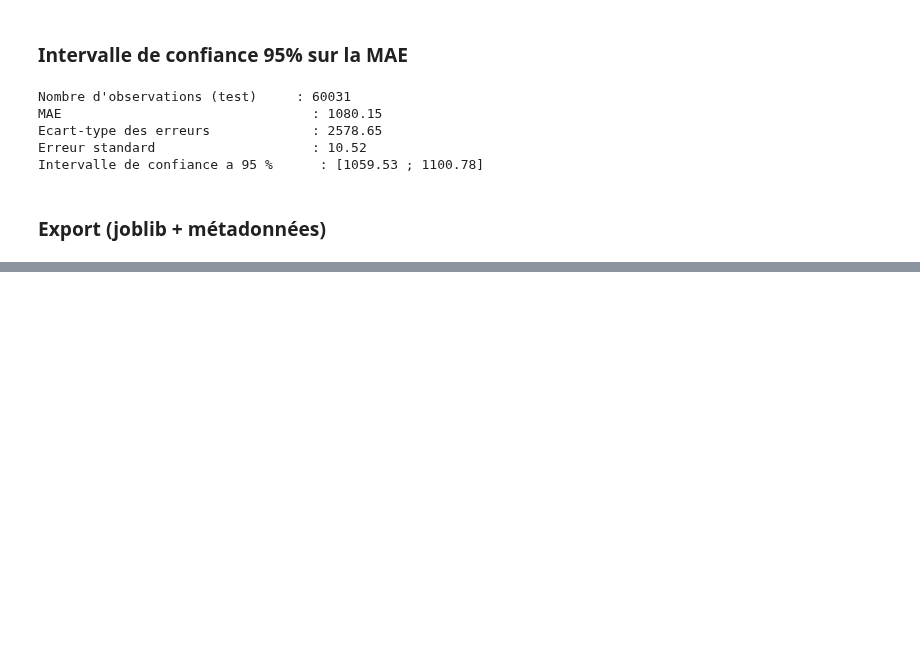
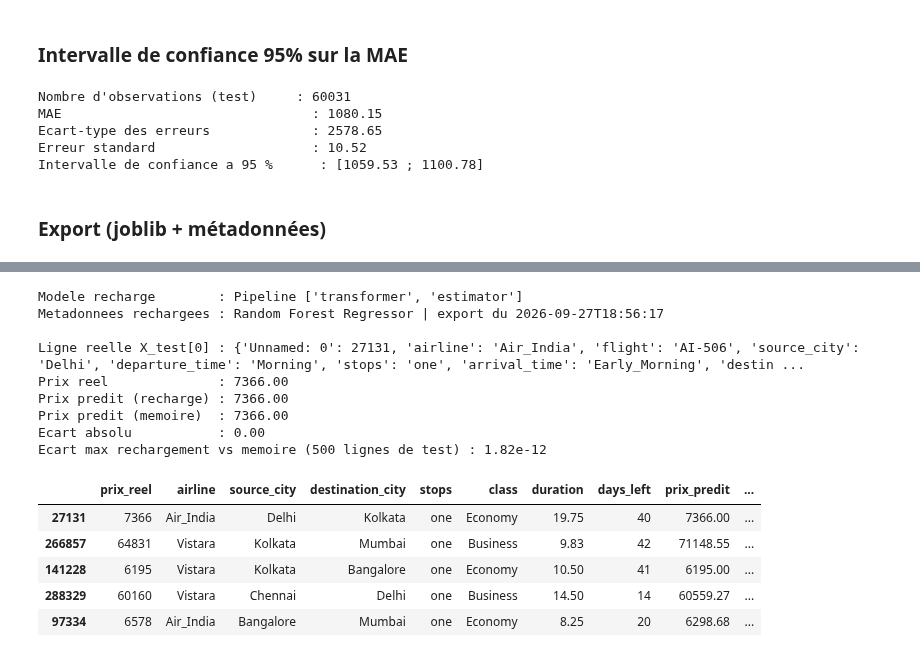
Before and after one commit to Oumohgh/Prediction-du-prix-des-billets-d-avion, a Jupyter notebook: notebooks/flight_price_prediction.ipynb, the cells around one changed output, grey strips where cells are left out. Drawn from its saved outputs; the diff is of its cells as text; code cells hidden in the pictures; blank space fills up the shorter version.

```diff
--- a/notebooks/flight_price_prediction.ipynb
+++ b/notebooks/flight_price_prediction.ipynb
@@ -1269,0 +1417,78 @@ Intervalle de confiance a 95 %      : [1059.53 ; 1100.78]
+# %%
+modele_recharge = joblib.load(CHEMIN_MODELE)
+
+with open(CHEMIN_META, encoding="utf-8") as fichier:
+    metadonnees_rechargees = json.load(fichier)
+
+ligne_test = X_test.iloc[[0]]
+prix_reel = float(y_test.iloc[0])
+prix_predit_recharge = float(modele_recharge.predict(ligne_test)[0])
+prix_predit_memoire = float(modele_final.predict(ligne_test)[0])
+
+echantillon = X_test.head(500)
+predictions_recharge = modele_recharge.predict(echantillon)
+predictions_memoire = modele_final.predict(echantillon)
+ecart_max = float(np.max(np.abs(predictions_recharge - predictions_memoire)))
+
+controles = {
+    "pipeline_recharge_est_un_Pipeline": isinstance(modele_recharge, Pipeline),
+    "etapes_identiques": list(modele_recharge.named_steps.keys()) == list(modele_final.named_steps.keys()),
+    "estimateur_identique": type(modele_recharge.named_steps["estimator"]).__name__ == classe_estimator,
+    "ordre_features_identique": list(ligne_test.columns) == metadonnees_rechargees["features"]["colonnes_attendues"],
+    "colonnes_ordinales_conservees": metadonnees_rechargees["ordre_categories_ordinales"] == ordre_categories_ordinales,
+    "colonnes_nominales_conservees": metadonnees_rechargees["categories_possibles_nominales"] == categories_possibles_nominales,
+    "metriques_conservees": bool(
+        np.isclose(metadonnees_rechargees["metriques_test"]["MAE"], float(mae_final))
+        and np.isclose(metadonnees_rechargees["metriques_test"]["RMSE"], float(rmse_final))
+        and np.isclose(metadonnees_rechargees["metriques_test"]["R2"], float(r2_final))
+        and metadonnees_rechargees["metriques_test"]["nombre_observations_test"] == int(n)
+    ),
+    "taille_dataset_conservee": metadonnees_rechargees["taille_dataset"] == {
+        "total": int(len(df)),
+        "train": int(len(X_train)),
+        "test": int(len(X_test)),
+    },
+    "predictions_identiques_500_lignes": bool(np.allclose(predictions_recharge, predictions_memoire, rtol=0.0, atol=1e-6)),
+}
+
+print("Modele recharge        :", type(modele_recharge).__name__, list(modele_recharge.named_steps.keys()))
+print("Metadonnees rechargees :", metadonnees_rechargees["nom_modele"], "| export du", metadonnees_rechargees["date_export"])
+print()
+print("Ligne reelle X_test[0] :", ligne_test.iloc[0].to_dict())
+print(f"Prix reel              : {prix_reel:.2f}")
+print(f"Prix predit (recharge) : {prix_predit_recharge:.2f}")
+print(f"Prix predit (memoire)  : {prix_predit_memoire:.2f}")
+print(f"Ecart absolu           : {abs(prix_predit_recharge - prix_reel):.2f}")
+print(f"Ecart max rechargement vs memoire (500 lignes de test) : {ecart_max:.2e}")
+print()
+
+apercu = X_test.head(5)[["airline", "source_city", "destination_city", "stops", "class", "duration", "days_left"]].copy()
+apercu.insert(0, "prix_reel", y_test.head(5).to_numpy())
+apercu["prix_predit"] = modele_recharge.predict(X_test.head(5))
+apercu["ecart_absolu"] = (apercu["prix_predit"] - apercu["prix_reel"]).abs()
+display(apercu.round(2))
+print("Erreur absolue moyenne sur ces 5 lignes :", round(apercu["ecart_absolu"].mean(), 2))
+print()
+
+for nom_controle, resultat in controles.items():
+    print(f"[{'OK' if resultat else 'ECHEC'}] {nom_controle}")
+
+assert all(controles.values()), [nom for nom, ok in controles.items() if not ok]
+print()
+print("VERIFICATION OK : export, rechargement et prediction fonctionnels, aucune erreur levee.")
+# %% [output]
+Modele recharge        : Pipeline ['transformer', 'estimator']
+Metadonnees rechargees : Random Forest Regressor | export du 2026-09-27T18:56:17
+
+Ligne reelle X_test[0] : {'Unnamed: 0': 27131, 'airline': 'Air_India', 'flight': 'AI-506', 'source_city': 'Delhi', 'departure_time': 'Morning', 'stops': 'one', 'arrival_time': 'Early_Morning', 'destin ...
+Prix reel              : 7366.00
+Prix predit (recharge) : 7366.00
+Prix predit (memoire)  : 7366.00
+Ecart absolu           : 0.00
+Ecart max rechargement vs memoire (500 lignes de test) : 1.82e-12
+|  | prix_reel | airline | source_city | destination_city | stops | class | duration | days_left | prix_predit | ... |
+| 27131 | 7366 | Air_India | Delhi | Kolkata | one | Economy | 19.75 | 40 | 7366.00 | ... |
+| 266857 | 64831 | Vistara | Kolkata | Mumbai | one | Business | 9.83 | 42 | 71148.55 | ... |
+| 141228 | 6195 | Vistara | Kolkata | Bangalore | one | Economy | 10.50 | 41 | 6195.00 | ... |
+| 288329 | 60160 | Vistara | Chennai | Delhi | one | Business | 14.50 | 14 | 60559.27 | ... |
+| 97334 | 6578 | Air_India | Bangalore | Mumbai | one | Economy | 8.25 | 20 | 6298.68 | ... |
```
Also changed, not shown: parts of 8 cells of this notebook, 3 other files.
